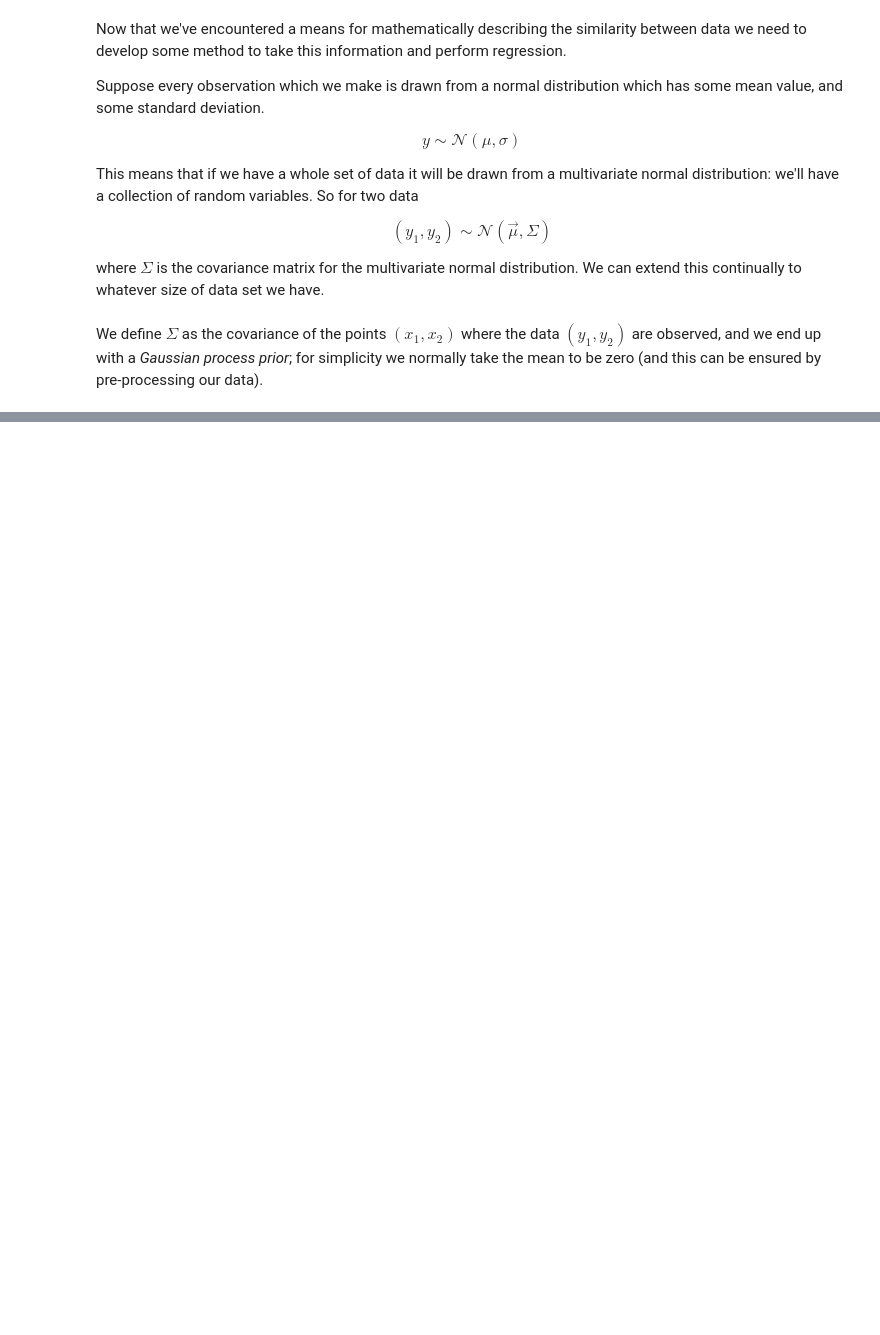
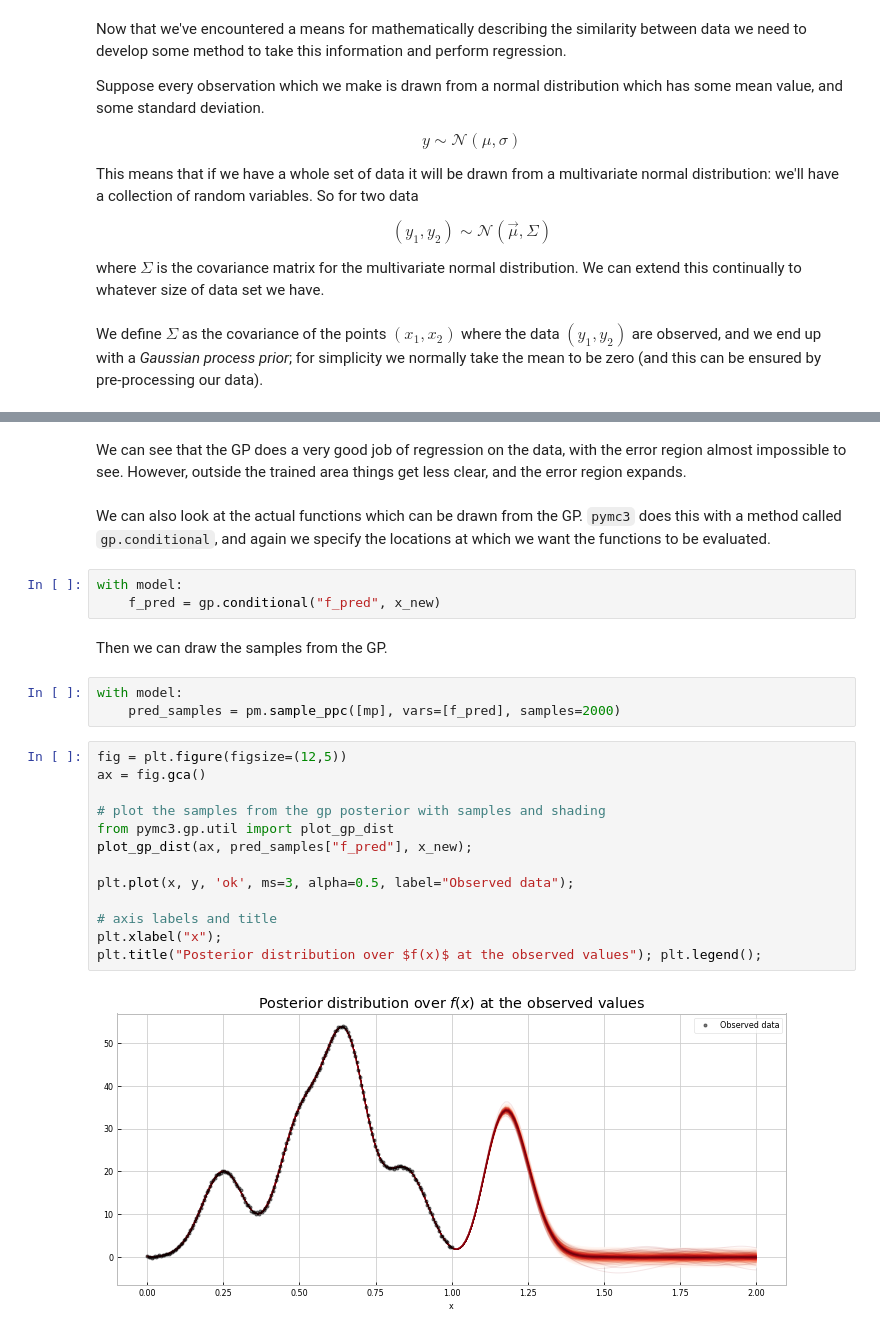
Before and after one commit to transientlunatic/gp-tutorial, a Jupyter notebook: chapters/3. Gaussian Process.ipynb, the cells around one changed output, grey strips where cells are left out. Saved outputs shown, nothing was run; the diff lists cells and outputs as text; blank space fills up the shorter version.

```diff
--- a/chapters/3. Gaussian Process.ipynb
+++ b/chapters/3. Gaussian Process.ipynb
@@ -16,0 +102,27 @@ We define $\Sigma$ as the covariance of the points $(x_1, x_2)$ where the data $
+# %% [markdown]
+We can see that the GP does a very good job of regression on the data, with the error region almost impossible to see. However, outside the trained area things get less clear, and the error region expands.
+# %% [markdown]
+We can also look at the actual functions which can be drawn from the GP. `pymc3` does this with a method called `gp.conditional`, and again we specify the locations at which we want the functions to be evaluated.
+# %%
+with model:
+    f_pred = gp.conditional("f_pred", x_new)
+# %% [markdown]
+Then we can draw the samples from the GP.
+# %%
+with model:
+    pred_samples = pm.sample_ppc([mp], vars=[f_pred], samples=2000)
+# %%
+fig = plt.figure(figsize=(12,5))
+ax = fig.gca()
+
+# plot the samples from the gp posterior with samples and shading
+from pymc3.gp.util import plot_gp_dist
+plot_gp_dist(ax, pred_samples["f_pred"], x_new);
+
+plt.plot(x, y, 'ok', ms=3, alpha=0.5, label="Observed data");
+
+# axis labels and title
+plt.xlabel("x");
+plt.title("Posterior distribution over $f(x)$ at the observed values"); plt.legend();
+# %% [output]
+[figure, added]
```
Also changed, not shown: parts of 16 cells of this notebook.
